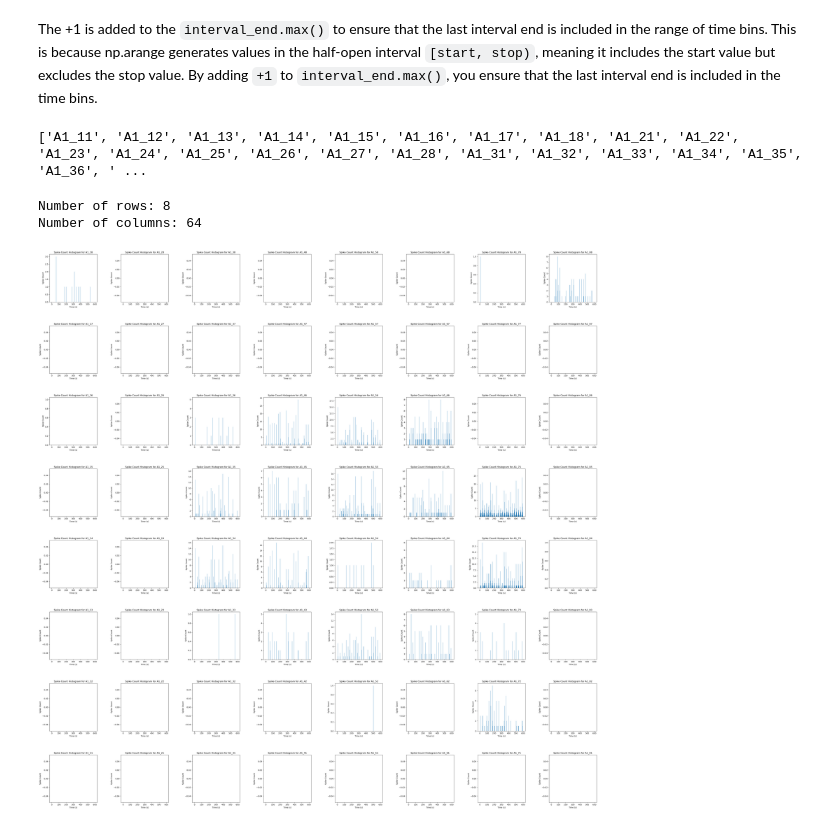
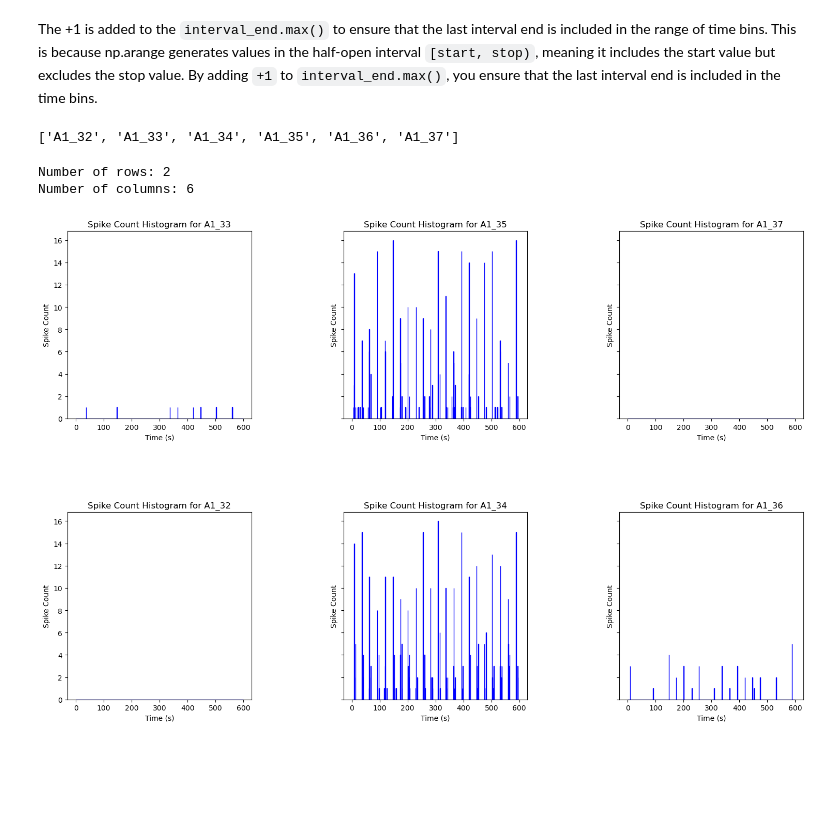
Before and after one commit to Micquoy13/MEA_data, a Jupyter notebook: All PSTH Before Hypoxia Plate 4(001)(000)_spike_counts.ipynb, the cells around one changed output. Cells and saved outputs as stored; diff of their text form; code cells hidden in the pictures; blank space fills up the shorter version.

Commit message:
I changed it to the correct histograms instead of bars

```diff
--- a/All PSTH Before Hypoxia Plate 4(001)(000)_spike_counts.ipynb
+++ b/All PSTH Before Hypoxia Plate 4(001)(000)_spike_counts.ipynb
@@ -67,15 +67,18 @@ The +1 is added to the `interval_end.max()` to ensure that the last interval end
 bin_width = 1.0
 
 # Columns to process
-columns_to_process = df.columns[3:].tolist()
+columns_to_process = df.columns[20:25+1].tolist()
 
 print(columns_to_process)
 
 # Initialize a dictionary to accumulate spike counts for each column
 spike_counts = {col: {} for col in columns_to_process}
 # %% [output]
-['A1_11', 'A1_12', 'A1_13', 'A1_14', 'A1_15', 'A1_16', 'A1_17', 'A1_18', 'A1_21', 'A1_22', 'A1_23', 'A1_24', 'A1_25', 'A1_26', 'A1_27', 'A1_28', 'A1_31', 'A1_32', 'A1_33', 'A1_34', 'A1_35', 'A1_36', ' ...
+['A1_32', 'A1_33', 'A1_34', 'A1_35', 'A1_36', 'A1_37']
 # %%
+# Initialize spike_counts dictionary
+spike_counts = {col: {} for col in columns_to_process}
+
 # Iterate over each row in the DataFrame
 for index, row in df.iterrows():
     interval_start = row['Interval Start (S)']
@@ -110,39 +113,43 @@ num_rows = math.ceil(num_columns / num_cols)  # Calculate the number of rows nee
 print("Number of rows:", num_rows)
 print("Number of columns:", num_columns)
 # %% [output]
-Number of rows: 8
-Number of columns: 64
+Number of rows: 2
+Number of columns: 6
 # %%
 # Create a figure and an array of subplots
-fig, axs = plt.subplots(num_rows, num_cols, figsize=(num_cols * 5, num_rows * 5))
+fig, axs = plt.subplots(num_rows, num_cols, figsize=(num_cols * 5, num_rows * 5), sharey=True)
 
 # Ensure axs is always an array
 if not isinstance(axs, np.ndarray):
     axs = np.array([axs])
 
 # Flatten the array of subplots for easy iteration
 axs = axs.flatten()
 
 # Loop through each column to process
 for index, col in enumerate(columns_to_process, 0):  # had to make this 0 bc it's usually 1
     # Calculate the row and column index for the subplot
     row_idx = num_rows - 1 - (index % num_rows)  # Reverse the row index
     col_idx = index // num_rows
 
     # Calculate the subplot index
     subplot_index = row_idx * num_cols + col_idx
 
     # Create a subplot for each column
     ax = axs[subplot_index]
-    ax.bar(sorted_bins[col], sorted_counts[col], width=bin_width, align='edge')
+    ax.hist(sorted_bins[col], bins=len(sorted_bins[col]), weights=sorted_counts[col], edgecolor='blue')
     ax.set_xlabel('Time (s)')
     ax.set_ylabel('Spike Count')
     ax.set_title(f'Spike Count Histogram for {col}')
 
+    # # Add a vertical span (vspan) to highlight a region
+    # vspan_start = 1  # Start position of the vertical span
+    # vspan_end = 300    # End position of the vertical span
+    # ax.axvspan(vspan_start, vspan_end, color='lightgrey', alpha=0.5, zorder = 1)
 
 # Adjust layout to prevent overlap
 plt.tight_layout()
 plt.subplots_adjust(hspace=0.5, wspace=0.5)  # Fine-tune the spacing
 plt.show()
 # %% [output]
-[figure, old version]
+[figure, new version]
```
Also changed, not shown: parts of 1 cell of this notebook, 1 other file.
